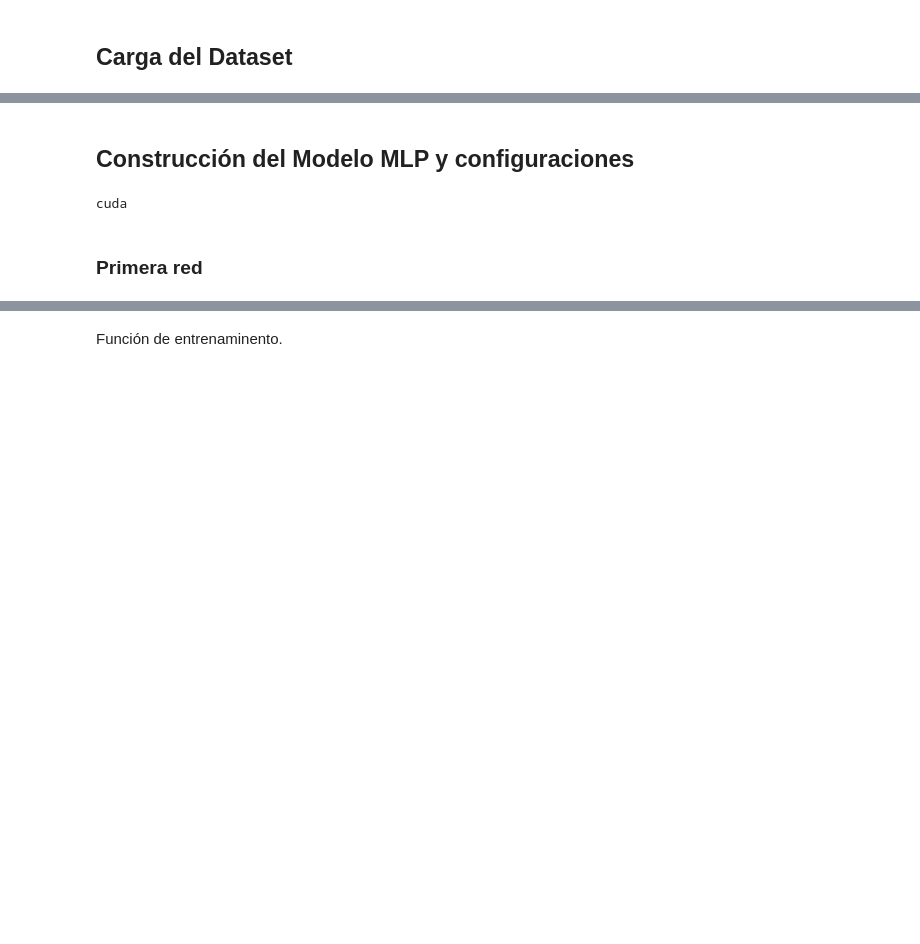
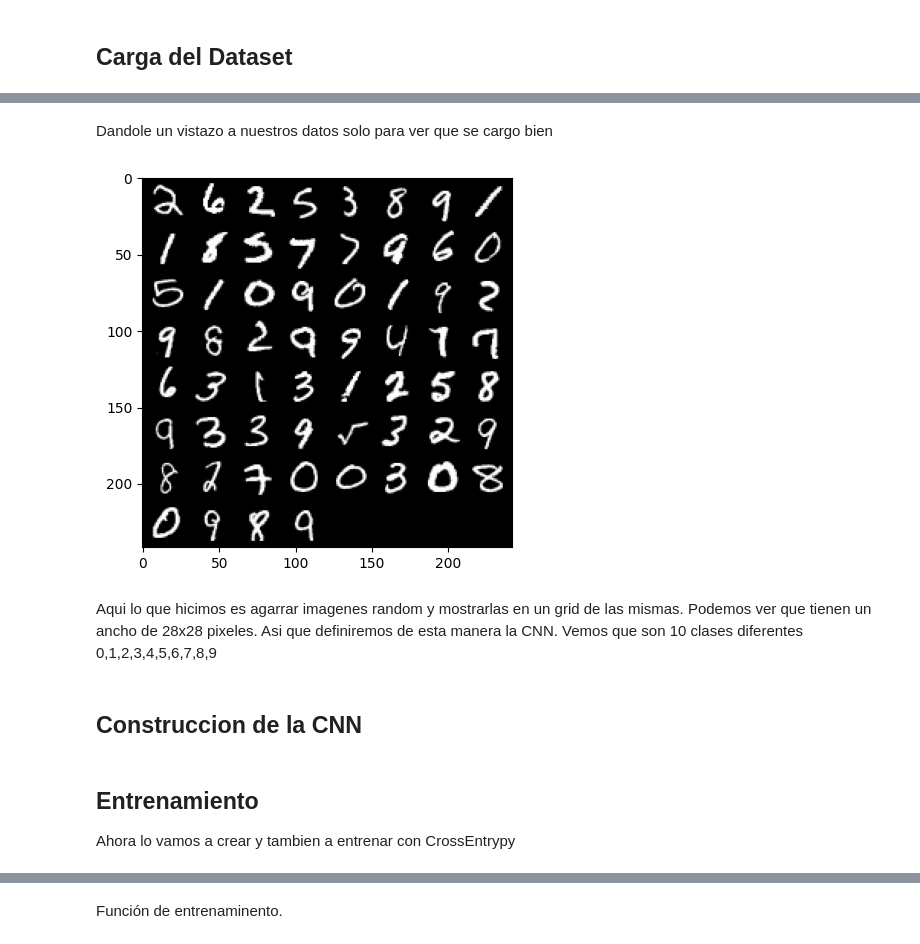
Before and after one commit to donmatthiuz/DeepLearning, a Jupyter notebook: Lab4.ipynb, the cells around one changed output, grey strips where cells are left out. Saved outputs shown, nothing was run; the diff lists cells and outputs as text; code cells hidden in the pictures; blank space fills up the shorter version.

```diff
--- a/Lab3_Final.ipynb
+++ b/Lab4.ipynb
@@ -14,28 +59,15 @@ import torch.optim as optim
 from torchvision import datasets, transforms
 from torch.utils.data import DataLoader
 from torch.utils.data import random_split
-
-# Detectar dispositivo esto solo en CUDA
-# device = torch.device("cuda" if torch.cuda.is_available() else "cpu")
-# print(f"Usando dispositivo: {device}")
+import numpy as np
 
 
-transform = transforms.Compose([
-    transforms.ToTensor(),  # Convierte PIL image a Tensor
-    transforms.Normalize((0.1307,), (0.3081,))  # Normaliza con media y std de MNIST
-])
+batch_size = 60
 
-# Cargar conjunto de entrenamiento
-train_dataset = datasets.MNIST(root='data', train=True, download=True, transform=transform)
+train_dataset = datasets.MNIST(root="dataset/", download=True, train=True, transform=transforms.ToTensor())
 
-# División en entrenamiento y validación
-train_size = int(0.8 * len(train_dataset))
-val_size = len(train_dataset) - train_size
-train_dataset, val_dataset = random_split(train_dataset, [train_size, val_size], generator=torch.Generator().manual_seed(42))
+train_loader = DataLoader(dataset=train_dataset, batch_size=batch_size, shuffle=True)
 
-train_loader = DataLoader(train_dataset, batch_size=64, shuffle=True)
-val_loader = DataLoader(val_dataset, batch_size=64, shuffle=False)
+test_dataset = datasets.MNIST(root="dataset/", download=True, train=False, transform=transforms.ToTensor())
 
-# Cargar conjunto de prueba
-test_dataset = datasets.MNIST(root='data', train=False, download=True, transform=transform)
-test_loader = DataLoader(test_dataset, batch_size=1000, shuffle=False)
+test_loader = DataLoader(dataset=test_dataset, batch_size=batch_size, shuffle=True)
@@ -75,11 +74,18 @@ Extracting data/MNIST/raw/t10k-labels-idx1-ubyte.gz to data/MNIST/raw
-# %% [markdown]
-## Construcción del Modelo MLP y configuraciones
-# %%
-
-# Descomentar solo si tienes cuuda
-device = torch.device("cuda" if torch.cuda.is_available() else "cpu")
-print(device)
-# %% [output]
-cuda
-# %% [markdown]
-### Primera red
+# %% [markdown]
+Dandole un vistazo a nuestros datos solo para ver que se cargo bien
+# %%
+def imagenes(img):
+   npimg = img.numpy()
+   plt.imshow(np.transpose(npimg, (1, 2, 0)))
+   plt.show()
+
+dataiter = iter(train_loader)
+images, labels = next(dataiter)
+labels
+imagenes(torchvision.utils.make_grid(images))
+# %% [output]
+[figure, added]
+# %% [markdown]
+Aqui lo que hicimos es agarrar imagenes random y mostrarlas en un grid de las mismas. Podemos ver que tienen un ancho de 28x28 pixeles. Asi que definiremos de esta manera la CNN. Vemos que son 10 clases diferentes 0,1,2,3,4,5,6,7,8,9
+# %% [markdown]
+## Construccion de la CNN
@@ -85,0 +139,4 @@ cuda
+# %% [markdown]
+## Entrenamiento
+
+Ahora lo vamos a crear y tambien a entrenar con CrossEntrypy
```
Also changed, not shown: parts of 18 cells of this notebook, 1 other file.
